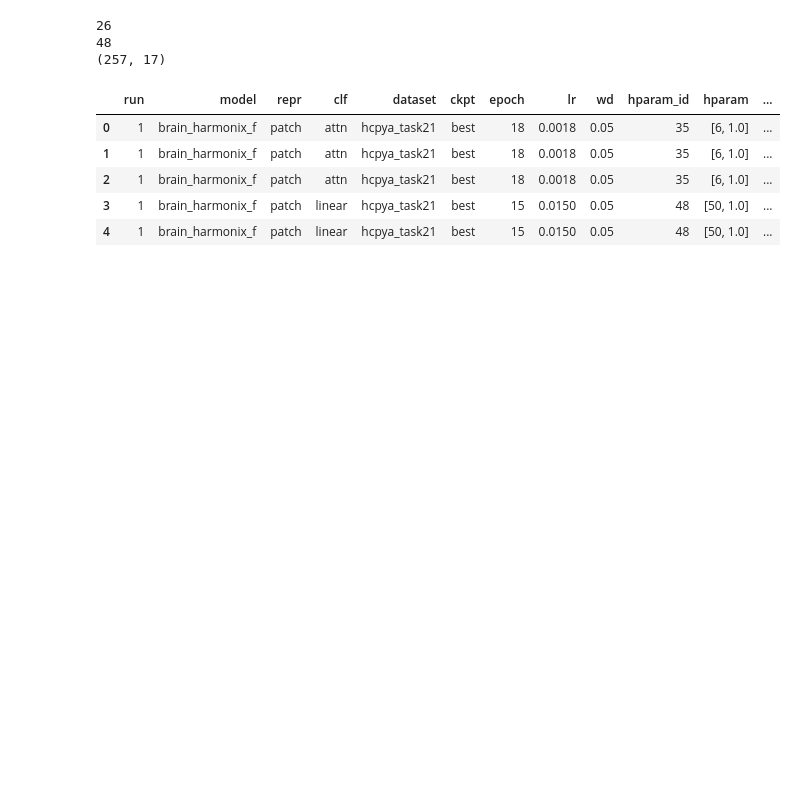
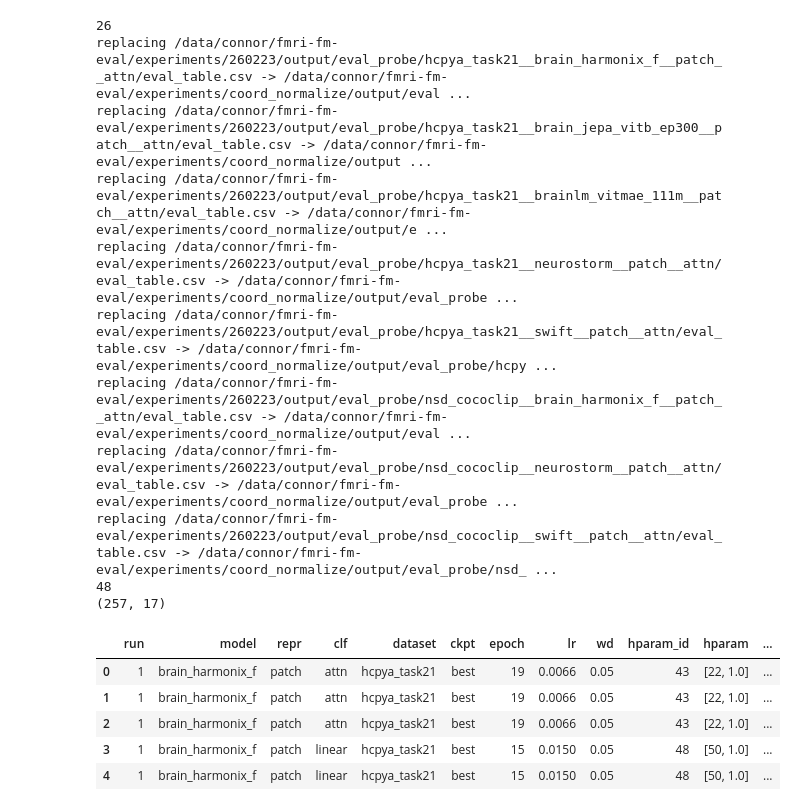
Before and after one commit to MedARC-AI/CortexMAE, a Jupyter notebook: experiments/benchmark_comparison/analysis.ipynb, the cells around one changed output. Saved outputs shown, nothing was run; the diff lists cells and outputs as text; code cells hidden in the pictures; blank space fills up the shorter version.

```diff
--- a/experiments/benchmark_comparison/analysis.ipynb
+++ b/experiments/benchmark_comparison/analysis.ipynb
@@ -100,36 +100,49 @@ paths = sorted(
 )
 print(len(paths))
 
 tables = []
 for path in paths:
+    # hack: use version with coordinate wise normalization if it exists
+    norm_path = Path(str(path).replace("260223", "coord_normalize"))
+    if norm_path.exists():
+        print(f"replacing {path} -> {norm_path}")
+        path = norm_path
     table = pd.read_csv(path)
     table.insert(0, "run", 1)
     tables.append(table)
 
 paths = sorted(
     Path("../input_space_v2/output/input_space_v2").rglob("*/eval_v2/*_attn/eval_table.csv")
 )
 print(len(paths))
 
 for path in paths:
     table = pd.read_csv(path)
     key = path.parts[-4]
     match = re.search(r"(schaefer400|mni_cortex|flat)_lr([-0-9e]+)_([0-9])", key)
     space, lr, run = match.groups()
     table.insert(0, "run", int(run))
     tables.append(table)
 
 state_table = pd.concat(tables, ignore_index=True)
 print(state_table.shape)
 state_table.head()
 # %% [output]
 26
+replacing /data/connor/fmri-fm-eval/experiments/260223/output/eval_probe/hcpya_task21__brain_harmonix_f__patch__attn/eval_table.csv -> /data/connor/fmri-fm-eval/experiments/coord_normalize/output/eval ...
+replacing /data/connor/fmri-fm-eval/experiments/260223/output/eval_probe/hcpya_task21__brain_jepa_vitb_ep300__patch__attn/eval_table.csv -> /data/connor/fmri-fm-eval/experiments/coord_normalize/output ...
+replacing /data/connor/fmri-fm-eval/experiments/260223/output/eval_probe/hcpya_task21__brainlm_vitmae_111m__patch__attn/eval_table.csv -> /data/connor/fmri-fm-eval/experiments/coord_normalize/output/e ...
+replacing /data/connor/fmri-fm-eval/experiments/260223/output/eval_probe/hcpya_task21__neurostorm__patch__attn/eval_table.csv -> /data/connor/fmri-fm-eval/experiments/coord_normalize/output/eval_probe ...
+replacing /data/connor/fmri-fm-eval/experiments/260223/output/eval_probe/hcpya_task21__swift__patch__attn/eval_table.csv -> /data/connor/fmri-fm-eval/experiments/coord_normalize/output/eval_probe/hcpy ...
+replacing /data/connor/fmri-fm-eval/experiments/260223/output/eval_probe/nsd_cococlip__brain_harmonix_f__patch__attn/eval_table.csv -> /data/connor/fmri-fm-eval/experiments/coord_normalize/output/eval ...
+replacing /data/connor/fmri-fm-eval/experiments/260223/output/eval_probe/nsd_cococlip__neurostorm__patch__attn/eval_table.csv -> /data/connor/fmri-fm-eval/experiments/coord_normalize/output/eval_probe ...
+replacing /data/connor/fmri-fm-eval/experiments/260223/output/eval_probe/nsd_cococlip__swift__patch__attn/eval_table.csv -> /data/connor/fmri-fm-eval/experiments/coord_normalize/output/eval_probe/nsd_ ...
 48
 (257, 17)
 |  | run | model | repr | clf | dataset | ckpt | epoch | lr | wd | hparam_id | hparam | ... |
-| 0 | 1 | brain_harmonix_f | patch | attn | hcpya_task21 | best | 18 | 0.0018 | 0.05 | 35 | [6, 1.0] | ... |
-| 1 | 1 | brain_harmonix_f | patch | attn | hcpya_task21 | best | 18 | 0.0018 | 0.05 | 35 | [6, 1.0] | ... |
-| 2 | 1 | brain_harmonix_f | patch | attn | hcpya_task21 | best | 18 | 0.0018 | 0.05 | 35 | [6, 1.0] | ... |
+| 0 | 1 | brain_harmonix_f | patch | attn | hcpya_task21 | best | 19 | 0.0066 | 0.05 | 43 | [22, 1.0] | ... |
+| 1 | 1 | brain_harmonix_f | patch | attn | hcpya_task21 | best | 19 | 0.0066 | 0.05 | 43 | [22, 1.0] | ... |
+| 2 | 1 | brain_harmonix_f | patch | attn | hcpya_task21 | best | 19 | 0.0066 | 0.05 | 43 | [22, 1.0] | ... |
 | 3 | 1 | brain_harmonix_f | patch | linear | hcpya_task21 | best | 15 | 0.0150 | 0.05 | 48 | [50, 1.0] | ... |
 | 4 | 1 | brain_harmonix_f | patch | linear | hcpya_task21 | best | 15 | 0.0150 | 0.05 | 48 | [50, 1.0] | ... |
 # %%
```
Also changed, not shown: parts of 3 cells of this notebook, 1 other file.
